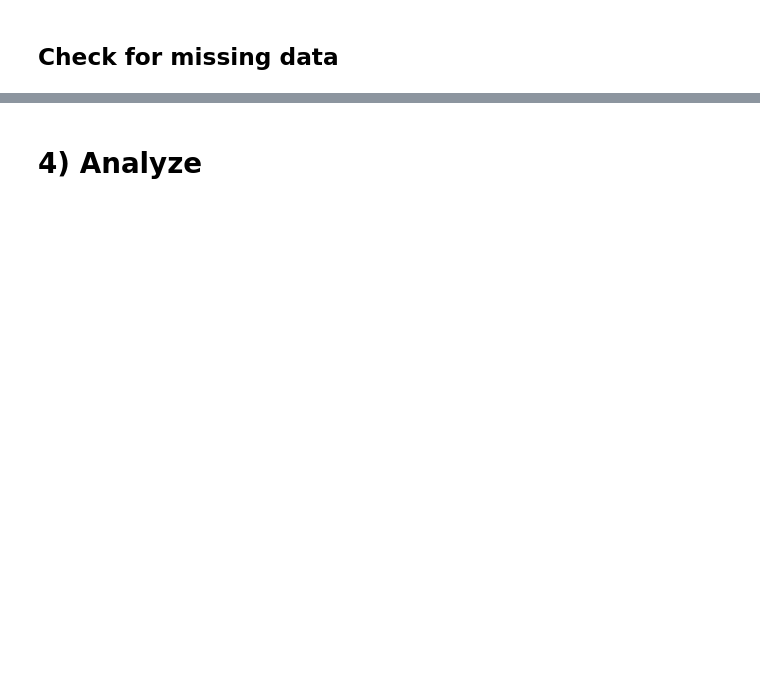
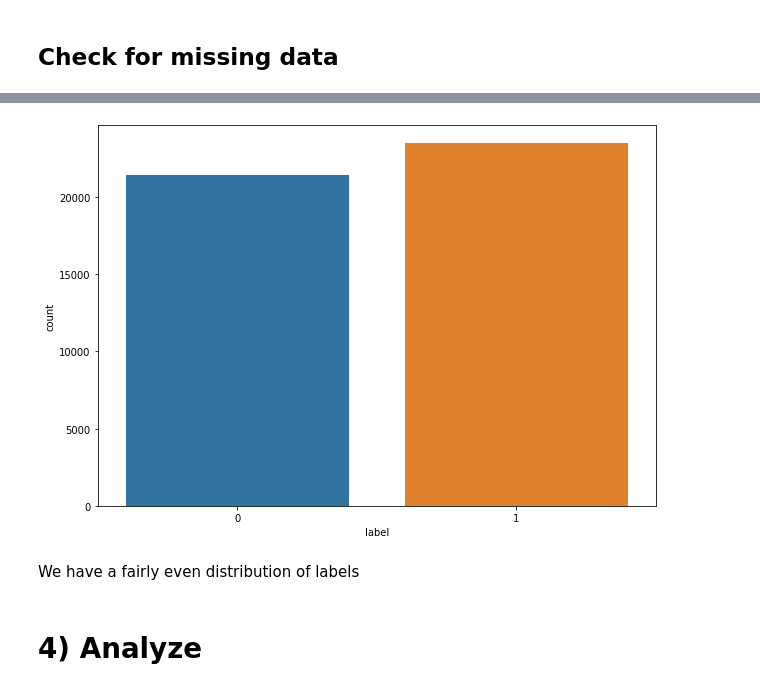
Before and after one commit to Kirlewn/Machine-Learning-Projects, a Jupyter notebook: Natural Language Processing (NLP)/nlp_fake_real_news_classifier.ipynb, the cells around one changed output, grey strips where cells are left out. Saved outputs shown, nothing was run; the diff lists cells and outputs as text; code cells hidden in the pictures; blank space fills up the shorter version.

```diff
--- a/Natural Language Processing (NLP)/nlp_fake_real_news_classifier.ipynb
+++ b/Natural Language Processing (NLP)/nlp_fake_real_news_classifier.ipynb
@@ -147,2 +242,9 @@ real[real.isnull().any(axis=1)] # any missing data in columns
+# %%
+plt.figure(figsize = (10, 7))
+sns.countplot(x = labeled_data.label, data = labeled_data);
+# %% [output]
+[figure, added]
+# %% [markdown]
+We have a fairly even distribution of labels
 # %% [markdown]
 # 4) Analyze
```
Also changed, not shown: parts of 17 cells of this notebook.
